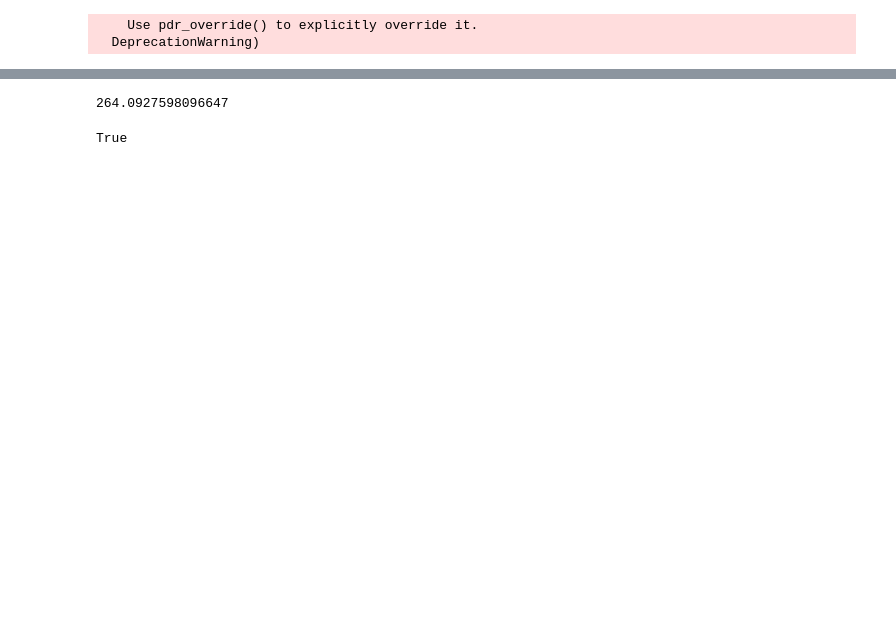
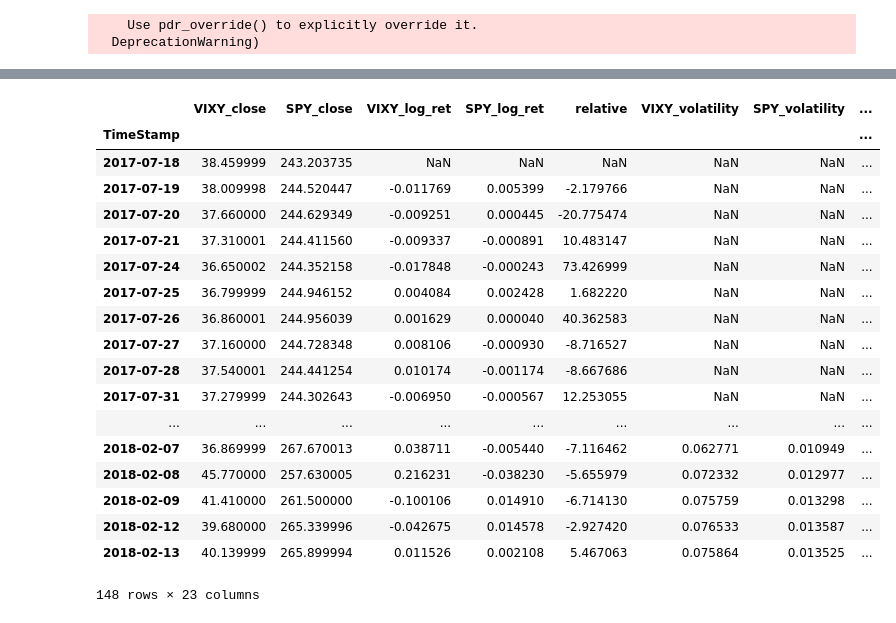
Before and after one commit to doudoujia/My_Trader, a Jupyter notebook: Pair Trade.ipynb, the cells around one changed output, grey strips where cells are left out. Cells and saved outputs as stored; diff of their text form; code cells hidden in the pictures; blank space fills up the shorter version.

```diff
--- a/Pair Trade.ipynb
+++ b/Pair Trade.ipynb
@@ -21,4 +26,22 @@ Done!
 # %%
-price.p_L.sum()
+price
 # %% [output]
+|  | VIXY_close | SPY_close | VIXY_log_ret | SPY_log_ret | relative | VIXY_volatility | SPY_volatility | ... |
+| TimeStamp |  |  |  |  |  |  |  | ... |
+| 2017-07-18 | 38.459999 | 243.203735 | NaN | NaN | NaN | NaN | NaN | ... |
+| 2017-07-19 | 38.009998 | 244.520447 | -0.011769 | 0.005399 | -2.179766 | NaN | NaN | ... |
+| 2017-07-20 | 37.660000 | 244.629349 | -0.009251 | 0.000445 | -20.775474 | NaN | NaN | ... |
+| 2017-07-21 | 37.310001 | 244.411560 | -0.009337 | -0.000891 | 10.483147 | NaN | NaN | ... |
+| 2017-07-24 | 36.650002 | 244.352158 | -0.017848 | -0.000243 | 73.426999 | NaN | NaN | ... |
+| 2017-07-25 | 36.799999 | 244.946152 | 0.004084 | 0.002428 | 1.682220 | NaN | NaN | ... |
+| 2017-07-26 | 36.860001 | 244.956039 | 0.001629 | 0.000040 | 40.362583 | NaN | NaN | ... |
+| 2017-07-27 | 37.160000 | 244.728348 | 0.008106 | -0.000930 | -8.716527 | NaN | NaN | ... |
+| 2017-07-28 | 37.540001 | 244.441254 | 0.010174 | -0.001174 | -8.667686 | NaN | NaN | ... |
+| 2017-07-31 | 37.279999 | 244.302643 | -0.006950 | -0.000567 | 12.253055 | NaN | NaN | ... |
+| ... | ... | ... | ... | ... | ... | ... | ... | ... |
+| 2018-02-07 | 36.869999 | 267.670013 | 0.038711 | -0.005440 | -7.116462 | 0.062771 | 0.010949 | ... |
+| 2018-02-08 | 45.770000 | 257.630005 | 0.216231 | -0.038230 | -5.655979 | 0.072332 | 0.012977 | ... |
+| 2018-02-09 | 41.410000 | 261.500000 | -0.100106 | 0.014910 | -6.714130 | 0.075759 | 0.013298 | ... |
+| 2018-02-12 | 39.680000 | 265.339996 | -0.042675 | 0.014578 | -2.927420 | 0.076533 | 0.013587 | ... |
+| 2018-02-13 | 40.139999 | 265.899994 | 0.011526 | 0.002108 | 5.467063 | 0.075864 | 0.013525 | ... |
-264.0927598096647
+148 rows × 23 columns
@@ -31,4 +47,0 @@ haha = price_get["VIXY_suggest_shares"]
-# %%
-price_get["trade_signal"] != price_get["trade_signal"]
-# %% [output]
-True
```
Also changed, not shown: parts of 9 cells of this notebook, 14 other files.
